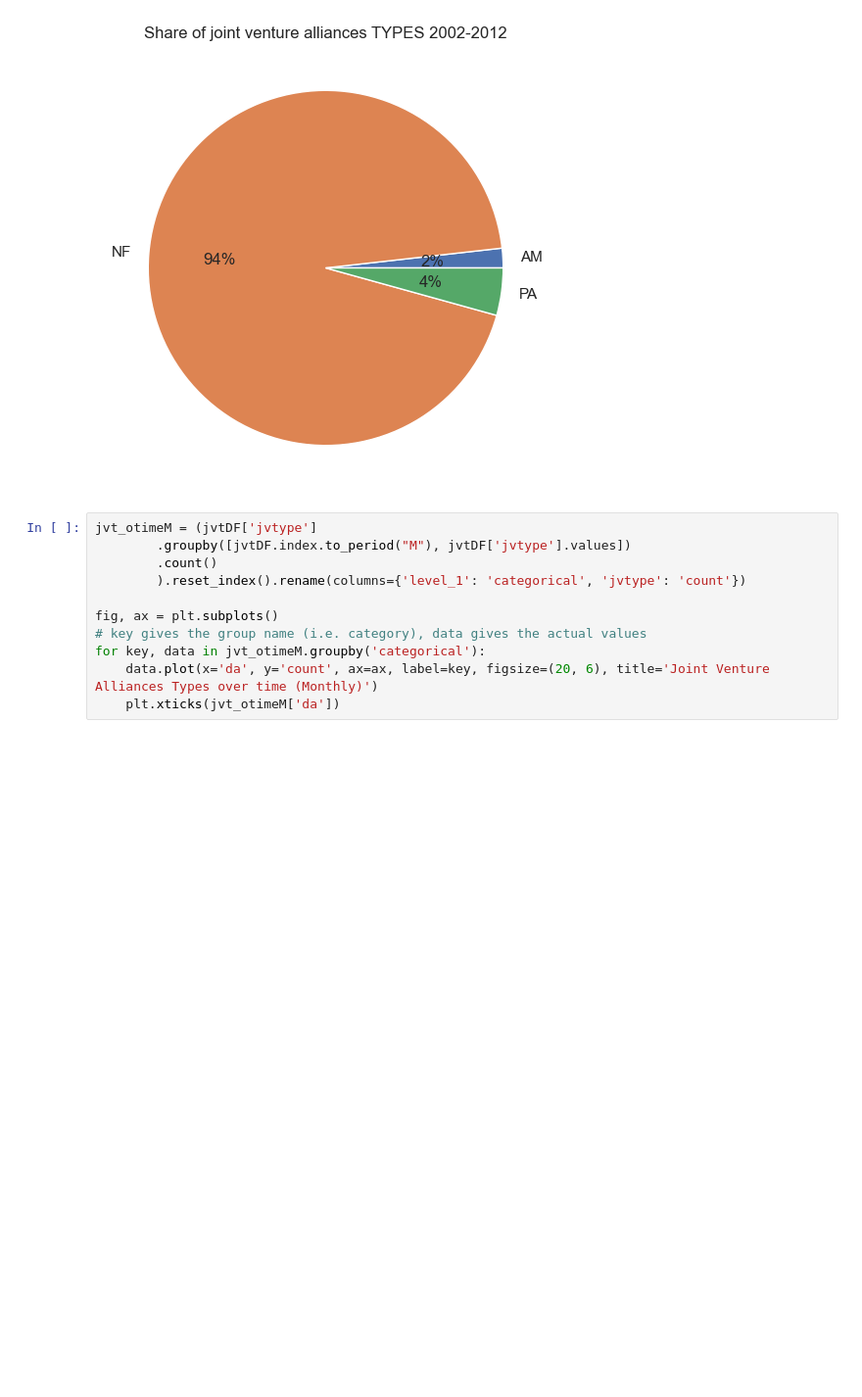
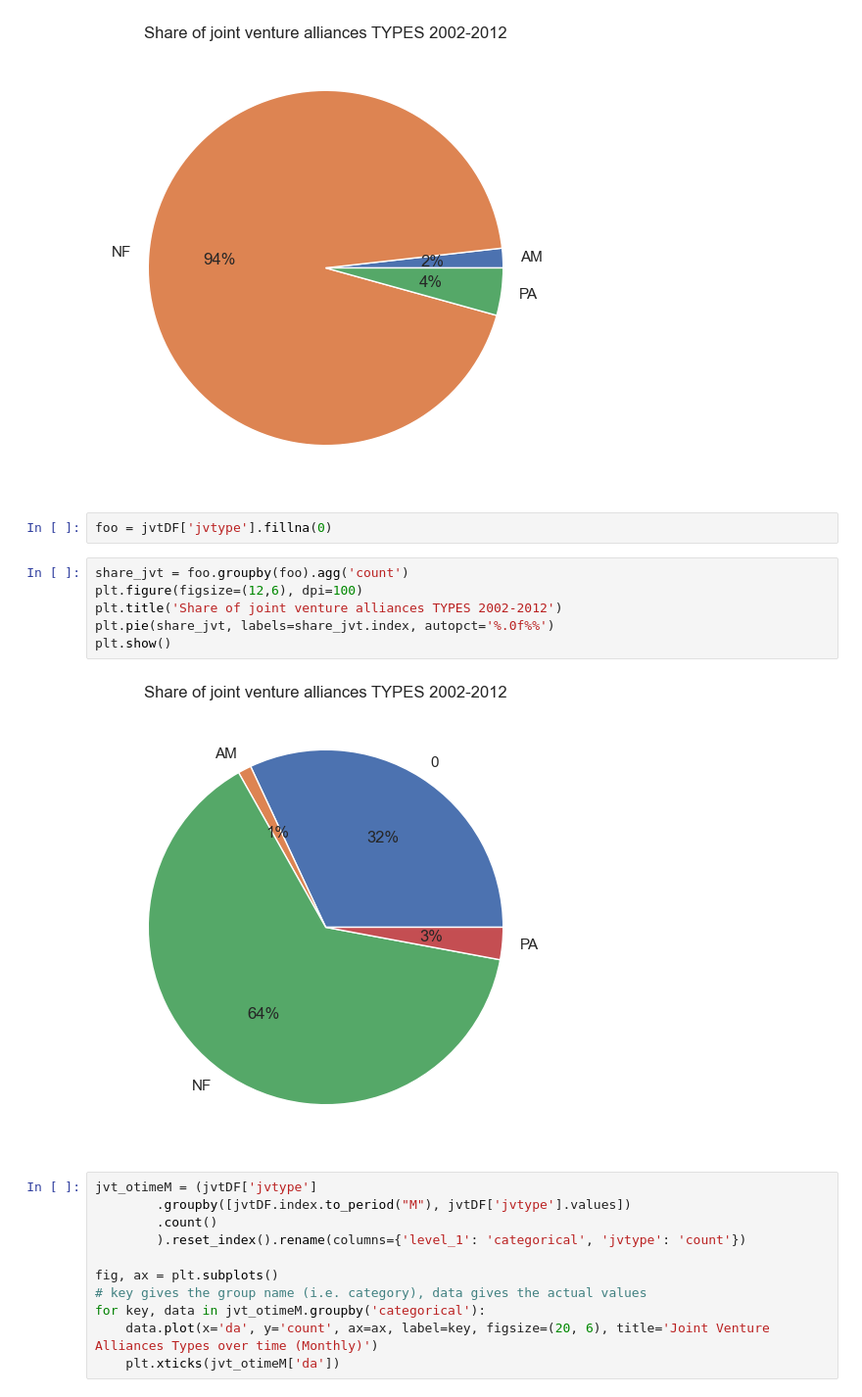
Before and after one commit to bang-a-coder/thesis-analysis, a Jupyter notebook: prepare_and_explore.ipynb, the cells around one changed output. Shown: that part at 98% size. Saved outputs shown, nothing was run; the diff lists cells and outputs as text; blank space fills up the shorter version.

Commit message:
show NaNs, not the bread

```diff
--- a/prepare_and_explore.ipynb
+++ b/prepare_and_explore.ipynb
@@ -238,6 +238,16 @@ plt.pie(share_jvt, labels=share_jvt.index, autopct='%.0f%%')
 plt.show()
 # %% [output]
 [figure]
+# %%
+foo = jvtDF['jvtype'].fillna(0)
+# %%
+share_jvt = foo.groupby(foo).agg('count')
+plt.figure(figsize=(12,6), dpi=100)
+plt.title('Share of joint venture alliances TYPES 2002-2012')
+plt.pie(share_jvt, labels=share_jvt.index, autopct='%.0f%%')
+plt.show()
+# %% [output]
+[figure, added]
 # %%
 jvt_otimeM = (jvtDF['jvtype']
 		.groupby([jvtDF.index.to_period("M"), jvtDF['jvtype'].values])
```
